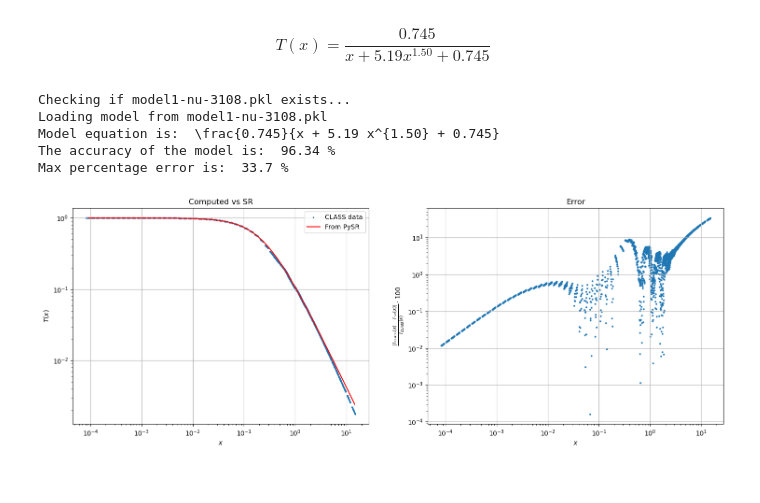
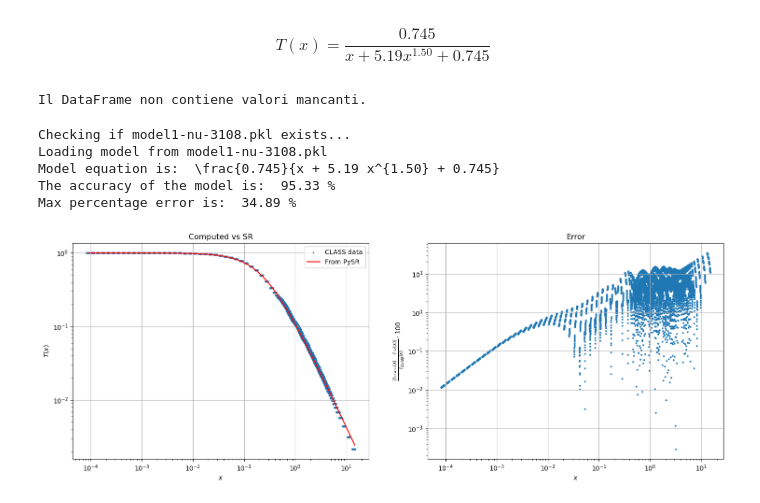
Before and after one commit to farocrown/Simreg, a Jupyter notebook: sr_tf_graphs.ipynb, the cells around one changed output. Saved outputs shown, nothing was run; the diff lists cells and outputs as text; code cells hidden in the pictures.

Commit message:
new models

```diff
--- a/sr_tf_graphs.ipynb
+++ b/sr_tf_graphs.ipynb
@@ -149,9 +152,17 @@ x2 = x2.reshape(-1,1)
+# %%
+missing_values = tf.isna().sum().sum()  # Somma di tutti i valori mancanti nel DataFrame
+if missing_values > 0:
+    print("Il DataFrame contiene valori mancanti.")
+else:
+    print("Il DataFrame non contiene valori mancanti.")
+# %% [output]
+Il DataFrame non contiene valori mancanti.
 # %%
-bran(x,T,'model1-nu-3108.pkl')
+bran(x2,T2,'model1-nu-3108.pkl')
 # %% [output]
 Checking if model1-nu-3108.pkl exists...
 Loading model from model1-nu-3108.pkl
 Model equation is:  \frac{0.745}{x + 5.19 x^{1.50} + 0.745}
-The accuracy of the model is:  96.34 %
-Max percentage error is:  33.7 %
+The accuracy of the model is:  95.33 %
+Max percentage error is:  34.89 %
-[figure, old version]
+[figure, new version]
```
Also changed, not shown: parts of 5 cells of this notebook, 1 other file.
